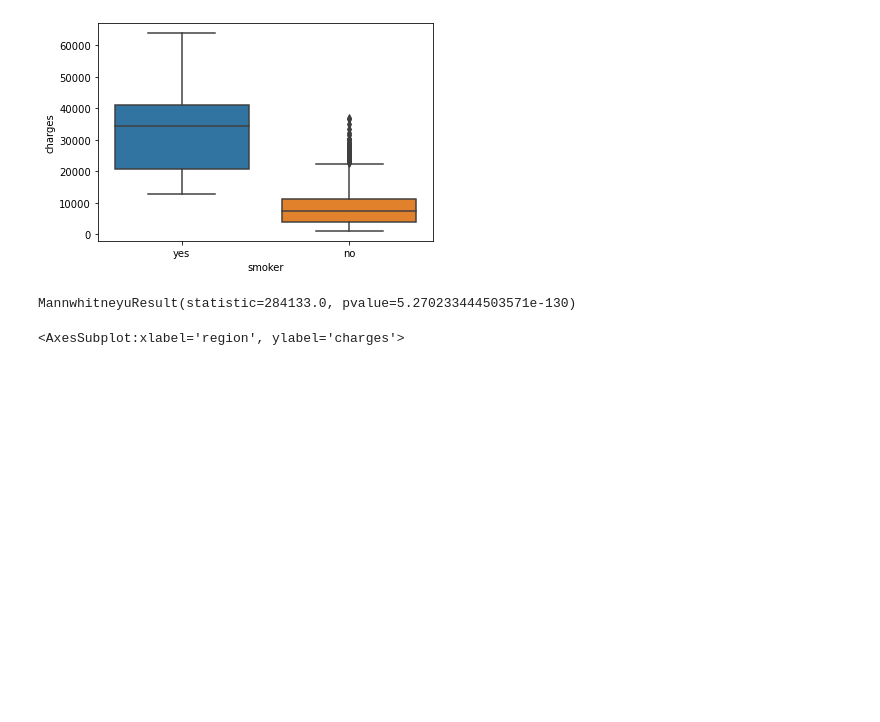
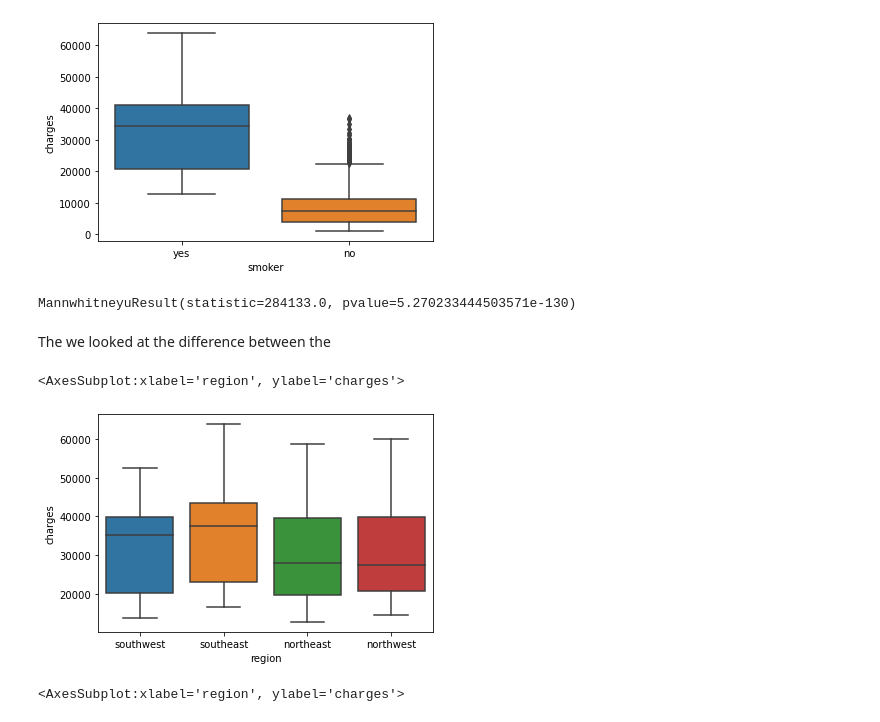
Before and after one commit to rodsunio/DATA3450-Project, a Jupyter notebook: start.ipynb, the cells around one changed output. Drawn from its saved outputs; the diff is of its cells as text; code cells hidden in the pictures; blank space fills up the shorter version.

```diff
--- a/start.ipynb
+++ b/start.ipynb
@@ -62,6 +62,15 @@ non_smoker = df["charges"][df['smoker']=="no"]
 ss.mannwhitneyu(smoker, non_smoker)
 # %% [output]
 MannwhitneyuResult(statistic=284133.0, pvalue=5.270233444503571e-130)
+# %% [markdown]
+The we looked at the difference between the
+# %%
+smokers=df[df["smoker"]=="yes"]
+# %%
+sns.boxplot(x="region", y="charges", data=smokers)
+# %% [output]
+<AxesSubplot:xlabel='region', ylabel='charges'>
+[figure, added]
 # %%
 sns.boxplot(x="region", y="charges", data=df)
 # %% [output]
```
